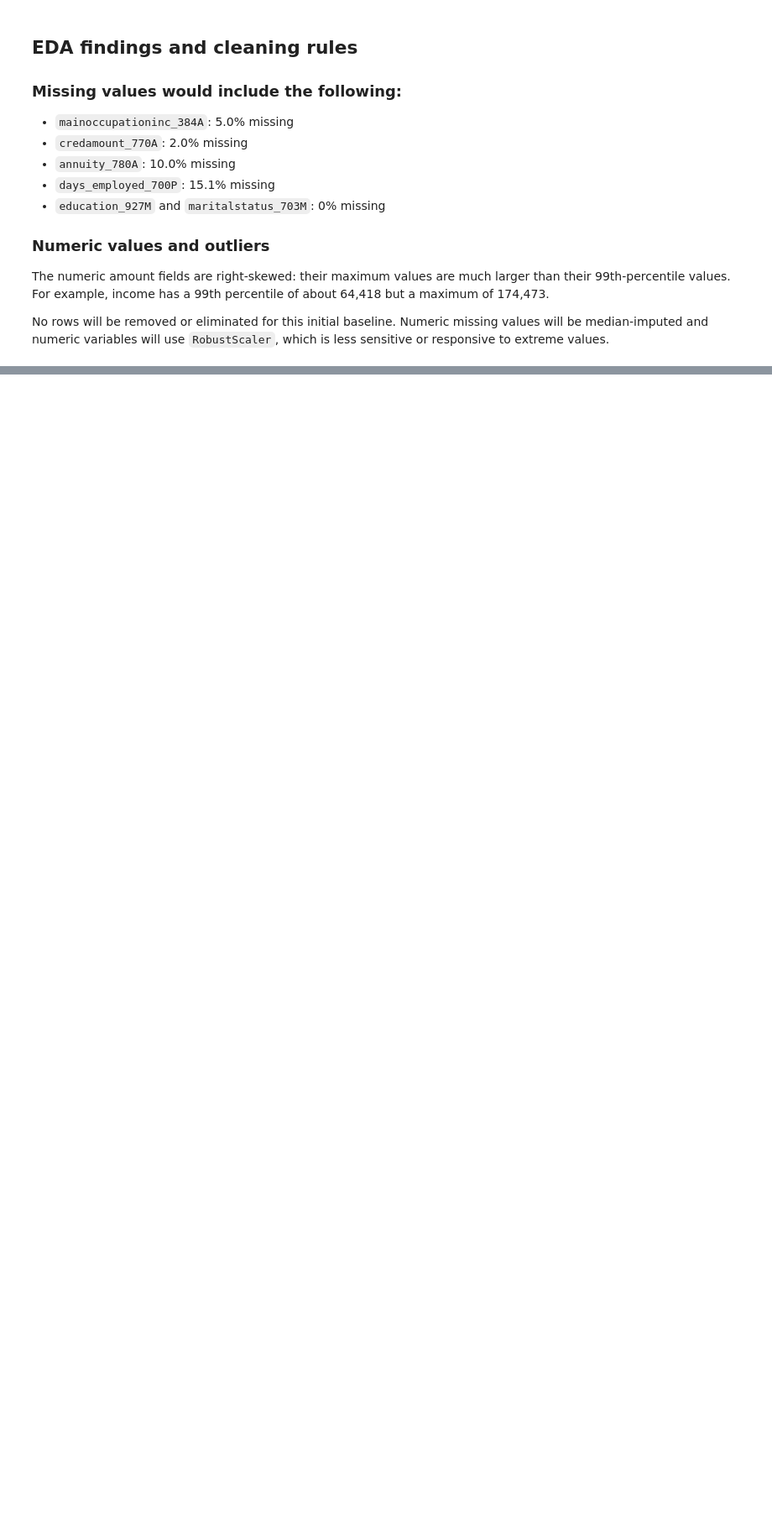
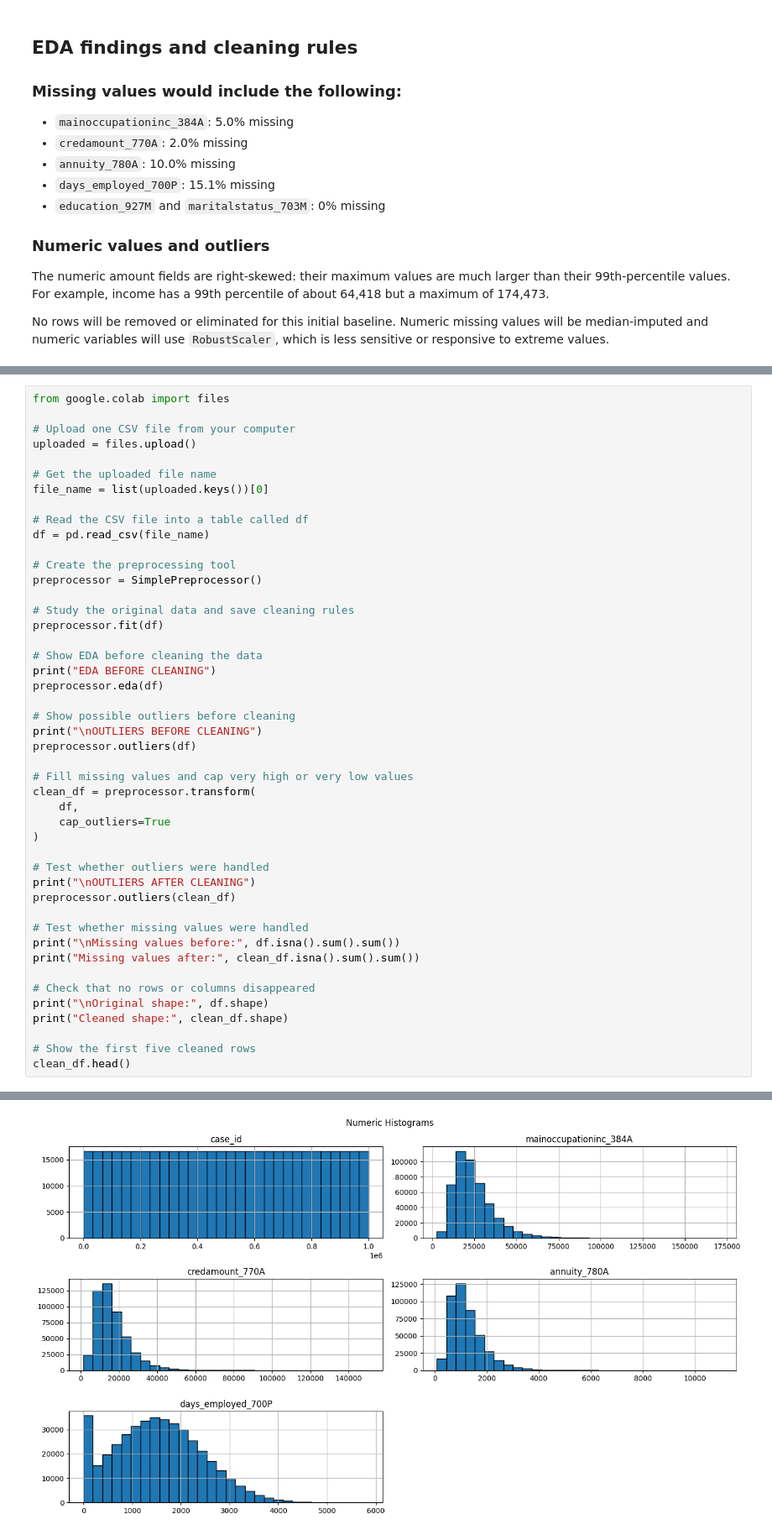
Before and after one commit to skylar-ej-roberts/skylar-ej-roberts, a Jupyter notebook: Static_0_preprocessing.ipynb, the cells around one changed output, grey strips where cells are left out. Shown at 84% size. Cells and saved outputs as stored; diff of their text form; blank space fills up the shorter version.

```diff
--- a/Static_0_preprocessing.ipynb
+++ b/Static_0_preprocessing.ipynb
@@ -233,0 +199,47 @@ Missing values after: 0
+# %%
+from google.colab import files
+
+# Upload one CSV file from your computer
+uploaded = files.upload()
+
+# Get the uploaded file name
+file_name = list(uploaded.keys())[0]
+
+# Read the CSV file into a table called df
+df = pd.read_csv(file_name)
+
+# Create the preprocessing tool
+preprocessor = SimplePreprocessor()
+
+# Study the original data and save cleaning rules
+preprocessor.fit(df)
+
+# Show EDA before cleaning the data
+print("EDA BEFORE CLEANING")
+preprocessor.eda(df)
+
+# Show possible outliers before cleaning
+print("\nOUTLIERS BEFORE CLEANING")
+preprocessor.outliers(df)
+
+# Fill missing values and cap very high or very low values
+clean_df = preprocessor.transform(
+    df,
+    cap_outliers=True
+)
+
+# Test whether outliers were handled
+print("\nOUTLIERS AFTER CLEANING")
+preprocessor.outliers(clean_df)
+
+# Test whether missing values were handled
+print("\nMissing values before:", df.isna().sum().sum())
+print("Missing values after:", clean_df.isna().sum().sum())
+
+# Check that no rows or columns disappeared
+print("\nOriginal shape:", df.shape)
+print("Cleaned shape:", clean_df.shape)
+
+# Show the first five cleaned rows
+clean_df.head()
+# %% [output]
@@ -233,0 +264 @@ Missing values after: 0
+[figure, added]
```
Also changed, not shown: parts of 4 cells of this notebook.
